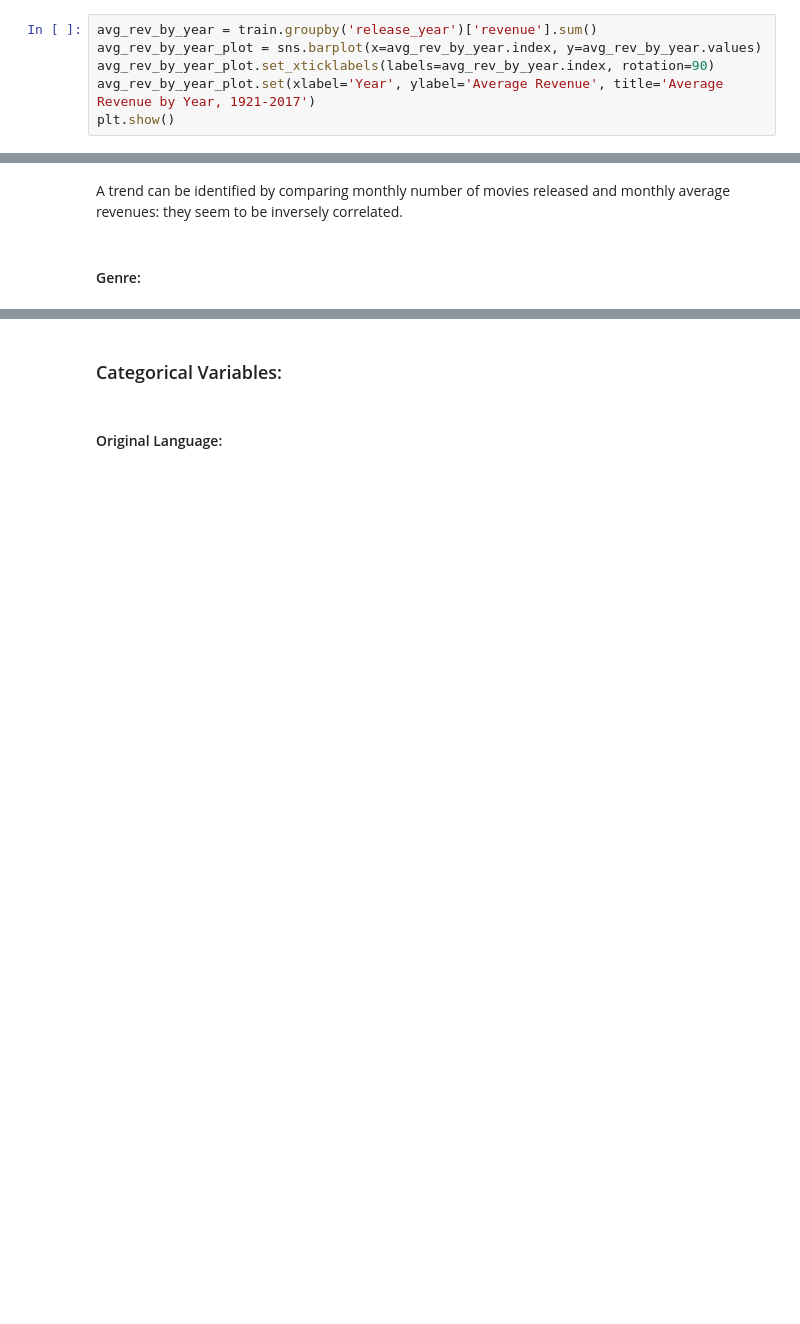
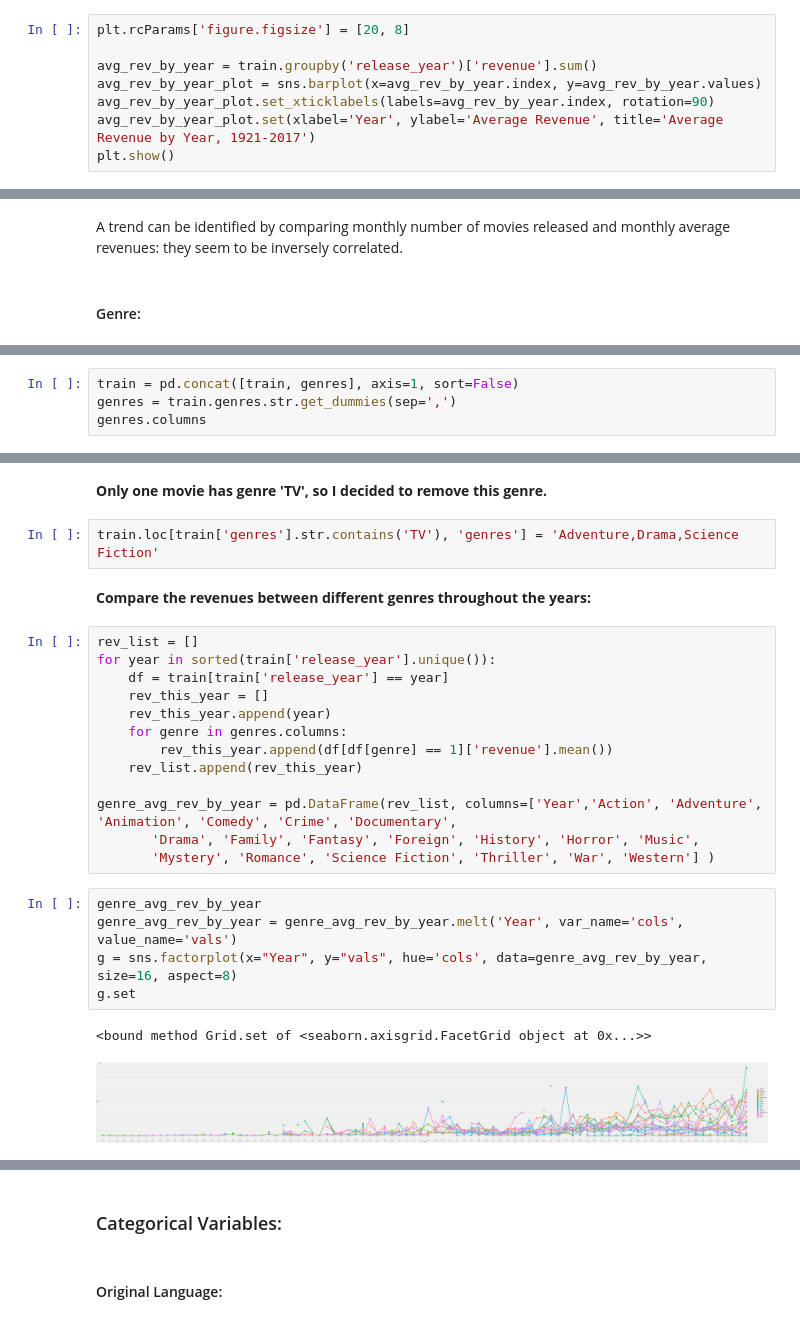
Before and after one commit to AmazingSean/kaggle_box_office, a Jupyter notebook: box_office_pred/src/Untitled.ipynb, the cells around one changed output, grey strips where cells are left out. Cells and saved outputs as stored; diff of their text form; blank space fills up the shorter version.

Commit message:
genre analysis

```diff
--- a/box_office_pred/src/Untitled.ipynb
+++ b/box_office_pred/src/Untitled.ipynb
@@ -202,6 +199,8 @@ train['release_quarter'] = releaseDate.dt.quarter
 # %% [markdown]
 ### A General View:
 # %%
+plt.rcParams['figure.figsize'] = [20, 8]
+
 avg_rev_by_year = train.groupby('release_year')['revenue'].sum()
 avg_rev_by_year_plot = sns.barplot(x=avg_rev_by_year.index, y=avg_rev_by_year.values)
 avg_rev_by_year_plot.set_xticklabels(labels=avg_rev_by_year.index, rotation=90)
@@ -306,0 +329,4 @@ A trend can be identified by comparing monthly number of movies released and mon
+# %%
+train = pd.concat([train, genres], axis=1, sort=False)
+genres = train.genres.str.get_dummies(sep=',')
+genres.columns
@@ -306,0 +344,27 @@ A trend can be identified by comparing monthly number of movies released and mon
+# %% [markdown]
+**Only one movie has genre 'TV', so I decided to remove this genre.**
+# %%
+train.loc[train['genres'].str.contains('TV'), 'genres'] = 'Adventure,Drama,Science Fiction'
+# %% [markdown]
+**Compare the revenues between different genres throughout the years:**
+# %%
+rev_list = []
+for year in sorted(train['release_year'].unique()):
+    df = train[train['release_year'] == year]
+    rev_this_year = []
+    rev_this_year.append(year)
+    for genre in genres.columns:
+        rev_this_year.append(df[df[genre] == 1]['revenue'].mean())
+    rev_list.append(rev_this_year)
+
+genre_avg_rev_by_year = pd.DataFrame(rev_list, columns=['Year','Action', 'Adventure', 'Animation', 'Comedy', 'Crime', 'Documentary',
+       'Drama', 'Family', 'Fantasy', 'Foreign', 'History', 'Horror', 'Music',
+       'Mystery', 'Romance', 'Science Fiction', 'Thriller', 'War', 'Western'] )
+# %%
+genre_avg_rev_by_year
+genre_avg_rev_by_year = genre_avg_rev_by_year.melt('Year', var_name='cols',  value_name='vals')
+g = sns.factorplot(x="Year", y="vals", hue='cols', data=genre_avg_rev_by_year, size=16, aspect=8)
+g.set
+# %% [output]
+<bound method Grid.set of <seaborn.axisgrid.FacetGrid object at 0x...>>
+[figure, added]
```
Also changed, not shown: parts of 12 cells of this notebook, 1 other file.
